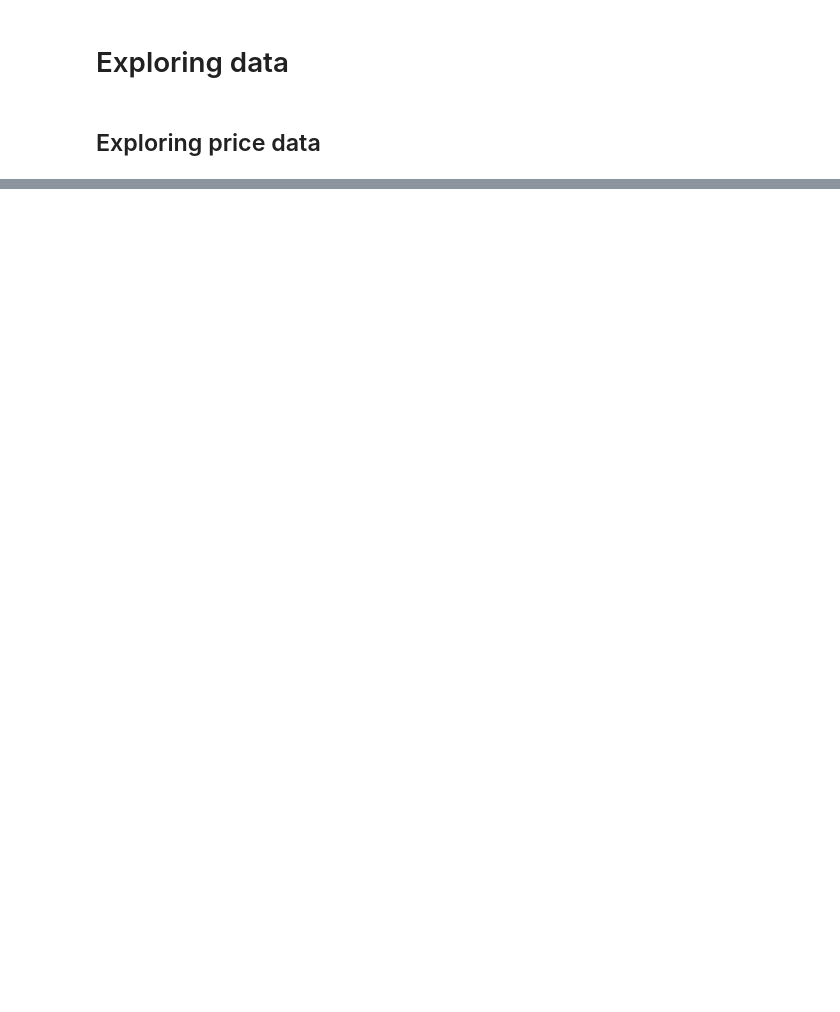
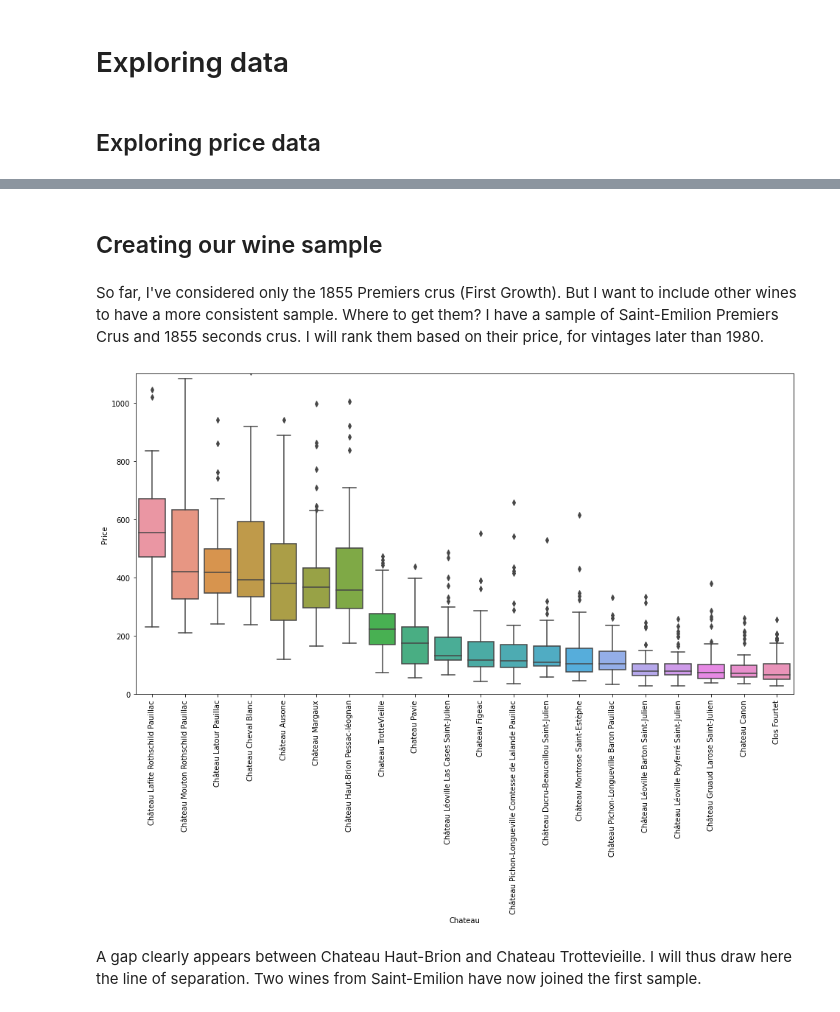
Before and after one commit to RoucherA/GrandCruClassifier, a Jupyter notebook: data_exploration.ipynb, the cells around one changed output, grey strips where cells are left out. Saved outputs shown, nothing was run; the diff lists cells and outputs as text; code cells hidden in the pictures; blank space fills up the shorter version.

```diff
--- a/data_exploration.ipynb
+++ b/data_exploration.ipynb
@@ -147,0 +58,22 @@ plt.show()
+# %% [markdown]
+## Creating our wine sample
+# %% [markdown]
+So far, I've considered only the 1855 Premiers crus (First Growth). But I want to include other wines to have a more consistent sample. Where to get them? I have a sample of Saint-Emilion Premiers Crus and 1855 seconds crus.
+I will rank them based on their price, for vintages later than 1980.
+# %%
+df = prices.drop('Category', axis=1).transpose().reset_index().melt(id_vars='index').rename(columns={'index':'Vintage', 'variable':'Chateau', 'value':'Price'})[['Chateau','Vintage','Price']]
+df = df.replace(-100, np.NaN)
+
+
+ranking = df.groupby('Chateau')['Price'].median().sort_values(ascending=False)
+top_wines = ranking.index.to_list()[:20]
+
+plt.figure(figsize=(16, 8))
+sns.boxplot(data=df[(df['Chateau'].isin(top_wines))], x='Chateau', y='Price', order = top_wines)
+plt.xticks(rotation=90)
+plt.ylim(0,1100)
+plt.show()
+# %% [output]
+[figure, added]
+# %% [markdown]
+A gap clearly appears between Chateau Haut-Brion and Chateau Trottevieille. I will thus draw here the line of separation. Two wines from Saint-Emilion have now joined the first sample.
```
Also changed, not shown: parts of 24 cells of this notebook, 1 other file.
